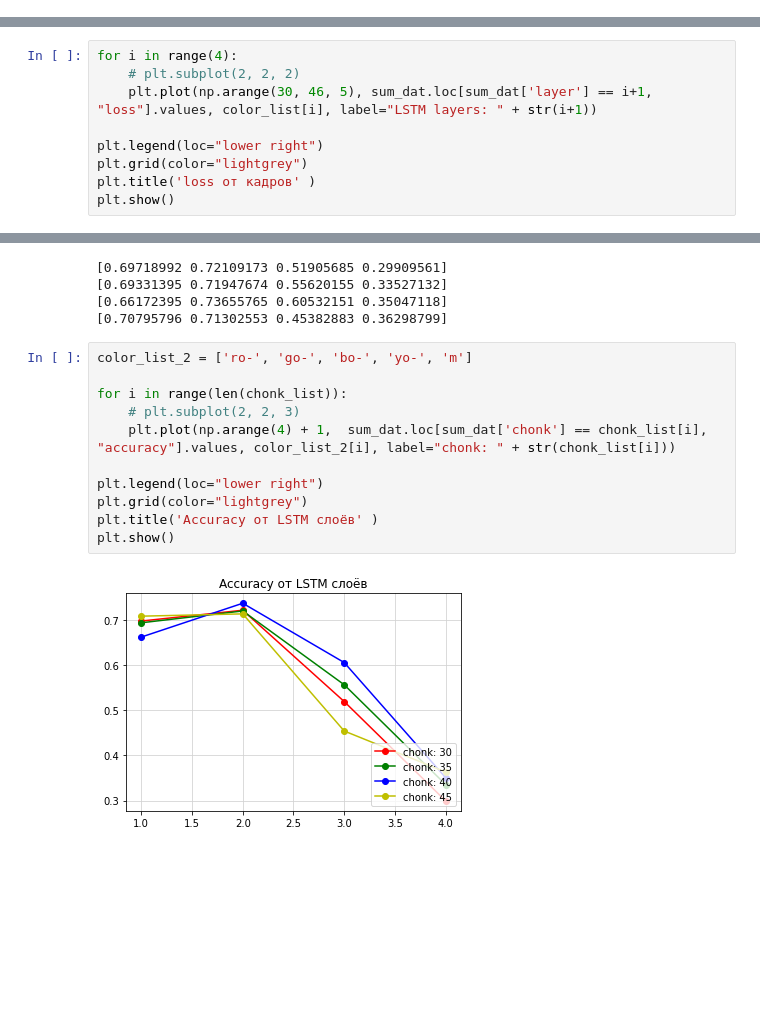
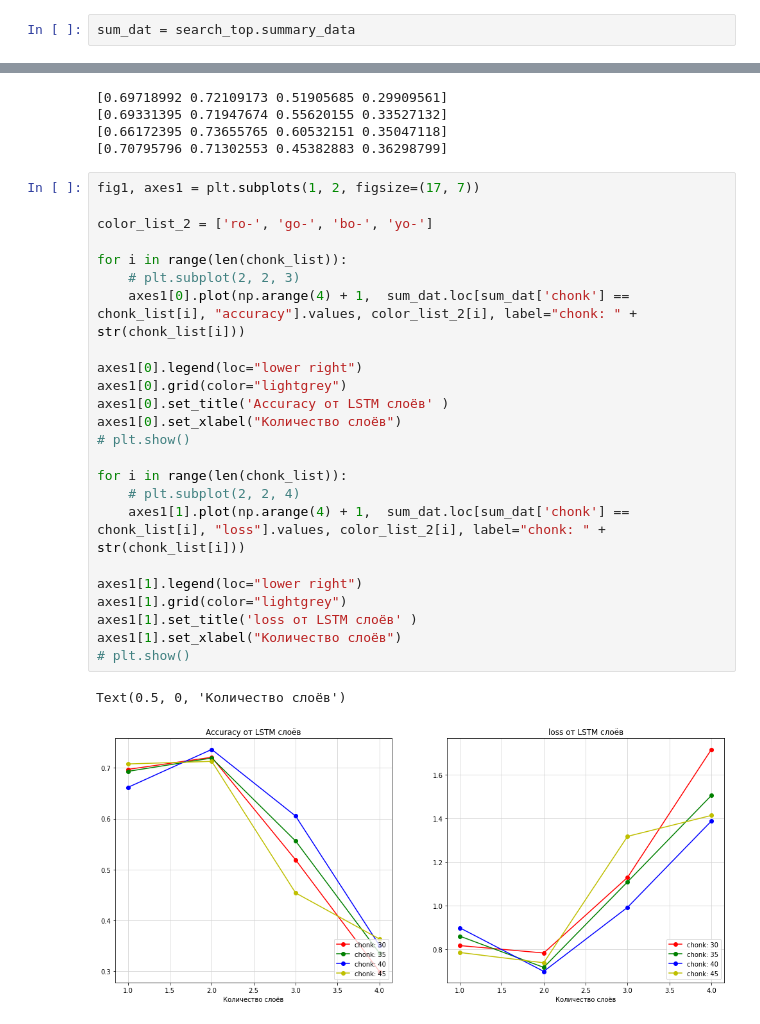
Before and after one commit to fdima/GB-PyTorch, a Jupyter notebook: HW2/HW2v1.ipynb, the cells around one changed output, grey strips where cells are left out. Drawn from its saved outputs; the diff is of its cells as text; blank space fills up the shorter version.

```diff
--- a/HW2/HW2v1.ipynb
+++ b/HW2/HW2v1.ipynb
@@ -779,3 +777,5 @@ sum_dat = pd.read_csv("/content/drive/MyDrive/PyTorch/HW2/summary_data.csv")
+# %%
+sum_dat = search_top.summary_data
 # %% [markdown]
 Построить график зависимости от количества кадров в последовательности (уменьшать и увеличивать)
 # %%
@@ -797,9 +812,0 @@ plt.show()
-# %%
-for i in range(4):
-    # plt.subplot(2, 2, 2)
-    plt.plot(np.arange(30, 46, 5), sum_dat.loc[sum_dat['layer'] == i+1, "loss"].values, color_list[i], label="LSTM layers: " + str(i+1))
-
-plt.legend(loc="lower right")
-plt.grid(color="lightgrey")
-plt.title('loss от кадров' )
-plt.show()
@@ -820,15 +825,29 @@ for i in range(len(chonk_list)):
 [0.66172395 0.73655765 0.60532151 0.35047118]
 [0.70795796 0.71302553 0.45382883 0.36298799]
 # %%
-color_list_2 = ['ro-', 'go-', 'bo-', 'yo-', 'm']
+fig1, axes1 = plt.subplots(1, 2, figsize=(17, 7))
+
+color_list_2 = ['ro-', 'go-', 'bo-', 'yo-']
 
 for i in range(len(chonk_list)):
     # plt.subplot(2, 2, 3)
-    plt.plot(np.arange(4) + 1,  sum_dat.loc[sum_dat['chonk'] == chonk_list[i], "accuracy"].values, color_list_2[i], label="chonk: " + str(chonk_list[i]))
+    axes1[0].plot(np.arange(4) + 1,  sum_dat.loc[sum_dat['chonk'] == chonk_list[i], "accuracy"].values, color_list_2[i], label="chonk: " + str(chonk_list[i]))
 
-plt.legend(loc="lower right")
-plt.grid(color="lightgrey")
-plt.title('Accuracy от LSTM слоёв' )
-plt.show()
+axes1[0].legend(loc="lower right")
+axes1[0].grid(color="lightgrey")
+axes1[0].set_title('Accuracy от LSTM слоёв' )
+axes1[0].set_xlabel("Количество слоёв")
+# plt.show()
+
+for i in range(len(chonk_list)):
+    # plt.subplot(2, 2, 4)
+    axes1[1].plot(np.arange(4) + 1,  sum_dat.loc[sum_dat['chonk'] == chonk_list[i], "loss"].values, color_list_2[i], label="chonk: " + str(chonk_list[i]))
+
+axes1[1].legend(loc="lower right")
+axes1[1].grid(color="lightgrey")
+axes1[1].set_title('loss от LSTM слоёв' )
+axes1[1].set_xlabel("Количество слоёв")
+# plt.show()
 # %% [output]
+Text(0.5, 0, 'Количество слоёв')
-[figure, old version]
+[figure, new version]
```
Also changed, not shown: parts of 4 cells of this notebook.
